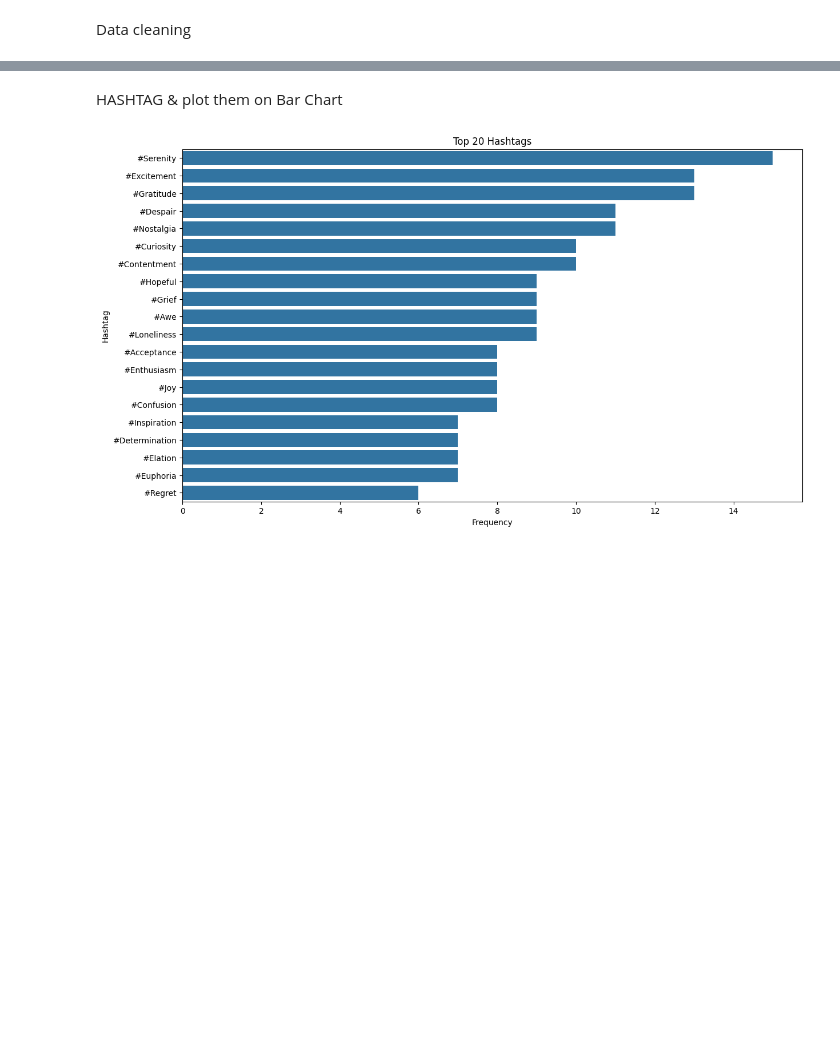
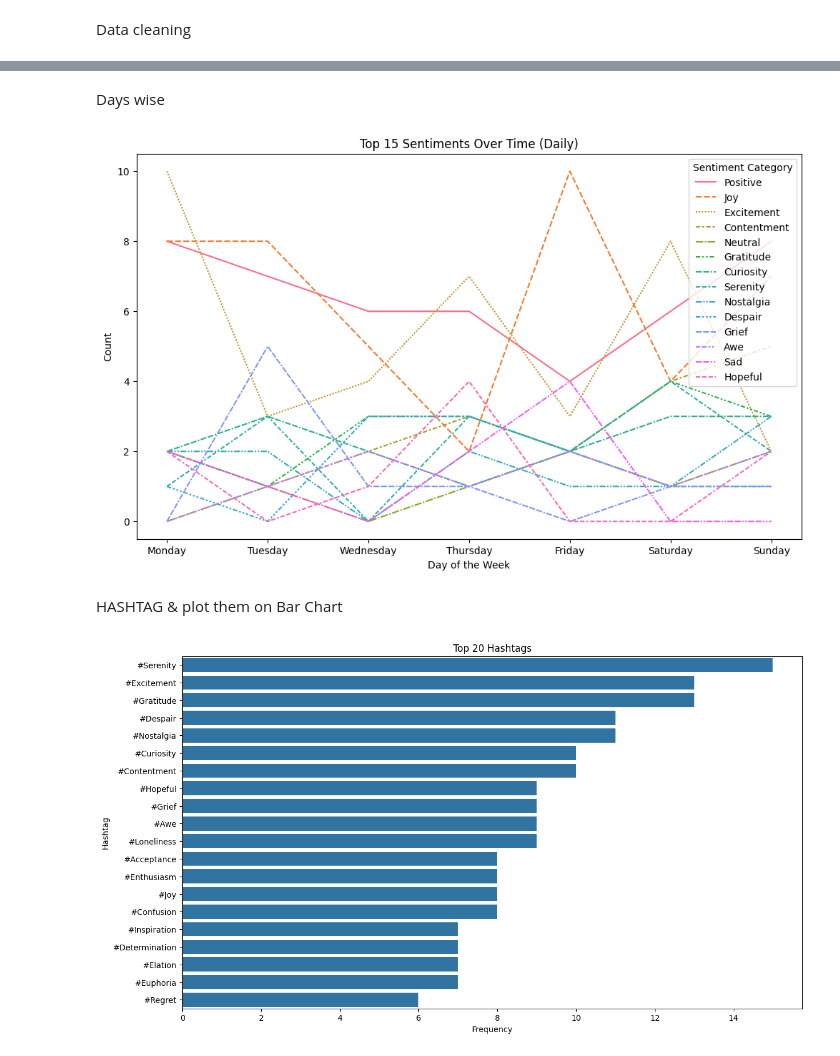
Before and after one commit to imon333/2Truth_and_a-_Lie, a Jupyter notebook: main.ipynb, the cells around one changed output, grey strips where cells are left out. Drawn from its saved outputs; the diff is of its cells as text; code cells hidden in the pictures; blank space fills up the shorter version.

```diff
--- a/main.ipynb
+++ b/main.ipynb
@@ -110,0 +143,2 @@ plt.show()
+# %% [markdown]
+Days wise
@@ -111,3 +151,40 @@ plt.show()
+# %%
+
+
+# Assuming 'sentiment_category' is the column containing sentiment labels
+sentiment_counts = df3['SpecificSentiment'].value_counts()
+
+# Top 15 sentiments
+top_15_sentiments = sentiment_counts.head(15)
+
+# Group by day name and count sentiment categories
+df_grouped_day_name = df3.groupby(df3['Timestamp'].dt.strftime('%A'))['SpecificSentiment'].value_counts().unstack().fillna(0)
+
+# Create a list of days in the desired order
+day_order = ['Monday', 'Tuesday', 'Wednesday', 'Thursday', 'Friday', 'Saturday', 'Sunday']
+
+# Reindex the DataFrame to match the desired order
+df_grouped_day_name = df_grouped_day_name.reindex(day_order, axis=0)
+
+# Filter the grouped DataFrame for the top 15 sentiments (Option 1)
+column_names = df_grouped_day_name.columns
+top_15_sentiments = top_15_sentiments[top_15_sentiments.index.isin(column_names)]
+df_grouped_day_name = df_grouped_day_name[top_15_sentiments.index]
+
+# Visualize
+plt.figure(figsize=(12, 7))
+sns.lineplot(data=df_grouped_day_name)
+plt.title('Top 15 Sentiments Over Time (Daily)')
+plt.xlabel('Day of the Week')
+plt.ylabel('Count')
+plt.legend(title='Sentiment Category')
+
+# Adjust xticks to show all days of the week
+plt.xticks(range(len(df_grouped_day_name.index)), df_grouped_day_name.index)
+
+plt.show()
+# %% [output]
+[figure, added]
 # %% [markdown]
 HASHTAG & plot them on Bar Chart
 # %%
```
Also changed, not shown: parts of 25 cells of this notebook, 5 other files.
